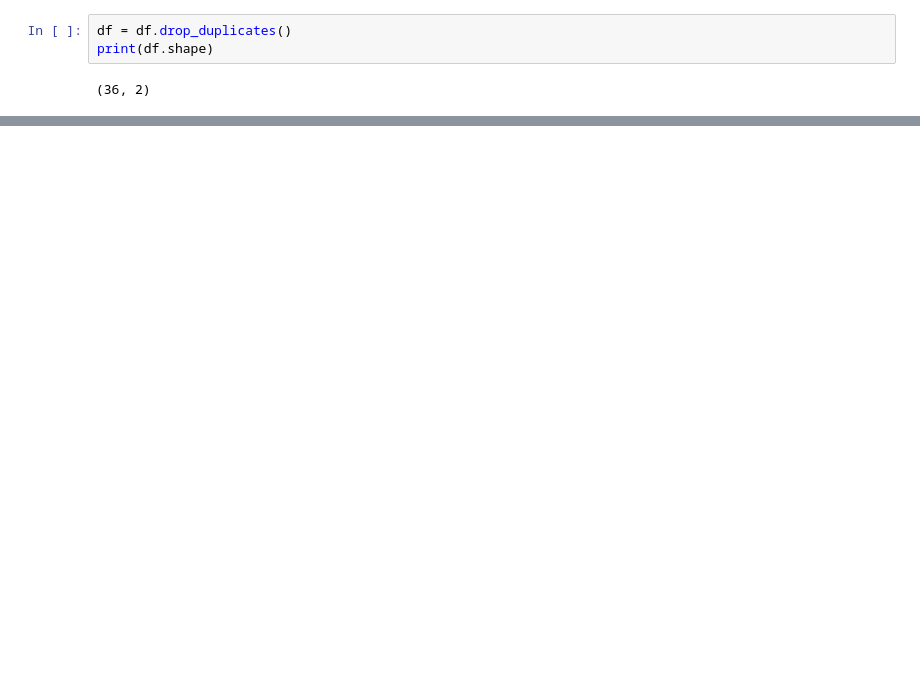
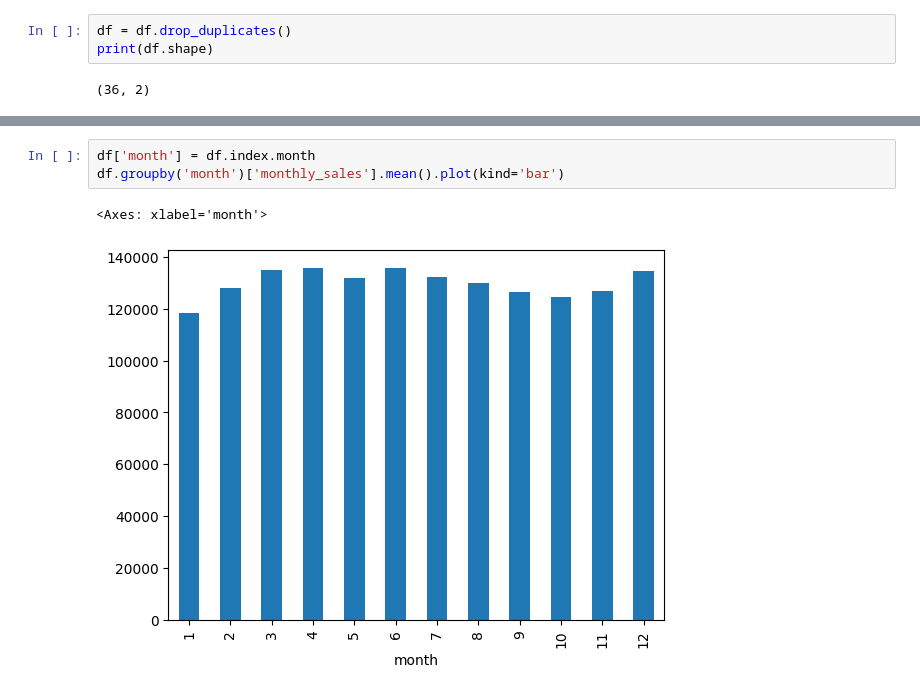
Before and after one commit to Sr123Saha/Enterprise_performance_forecasting, a Jupyter notebook: main.ipynb, the cells around one changed output, grey strips where cells are left out. Cells and saved outputs as stored; diff of their text form; blank space fills up the shorter version.

```diff
--- a/main.ipynb
+++ b/main.ipynb
@@ -58,0 +84,6 @@ print(df.shape)
+# %%
+df['month'] = df.index.month
+df.groupby('month')['monthly_sales'].mean().plot(kind='bar')
+# %% [output]
+<Axes: xlabel='month'>
+[figure, added]
```
Also changed, not shown: parts of 11 cells of this notebook.
